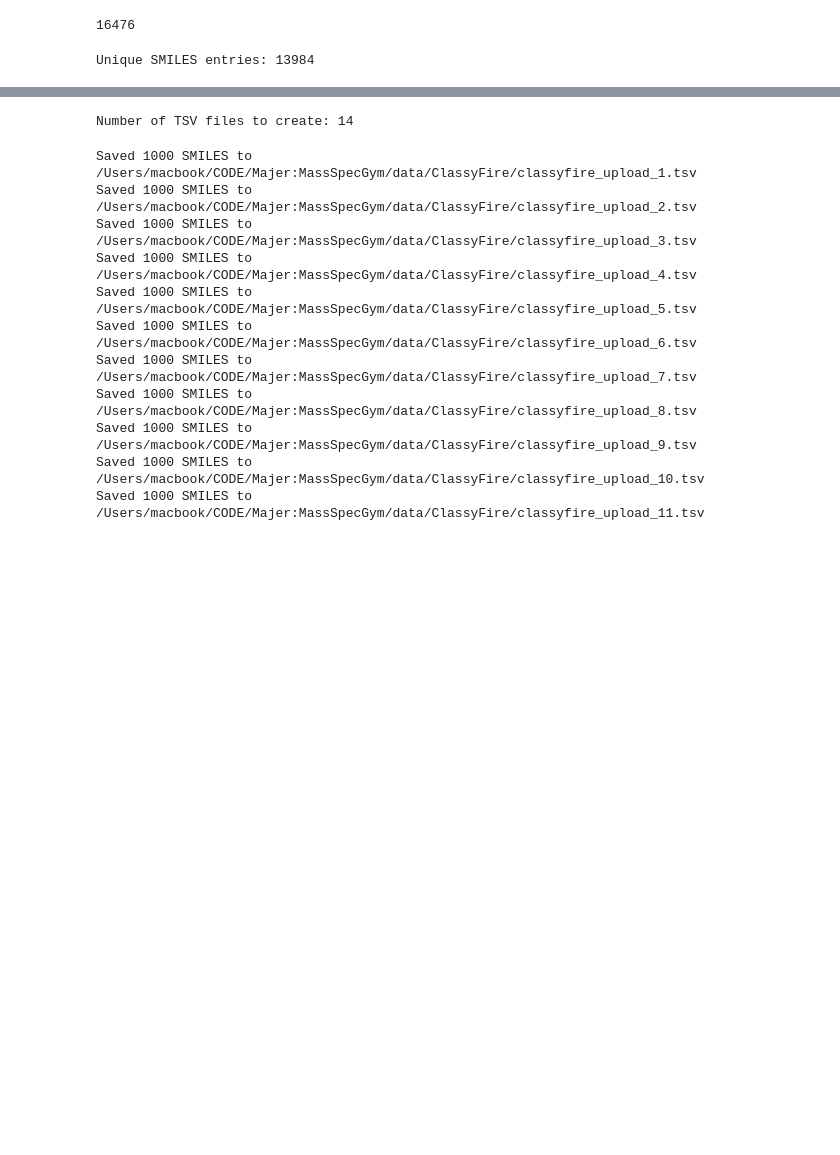
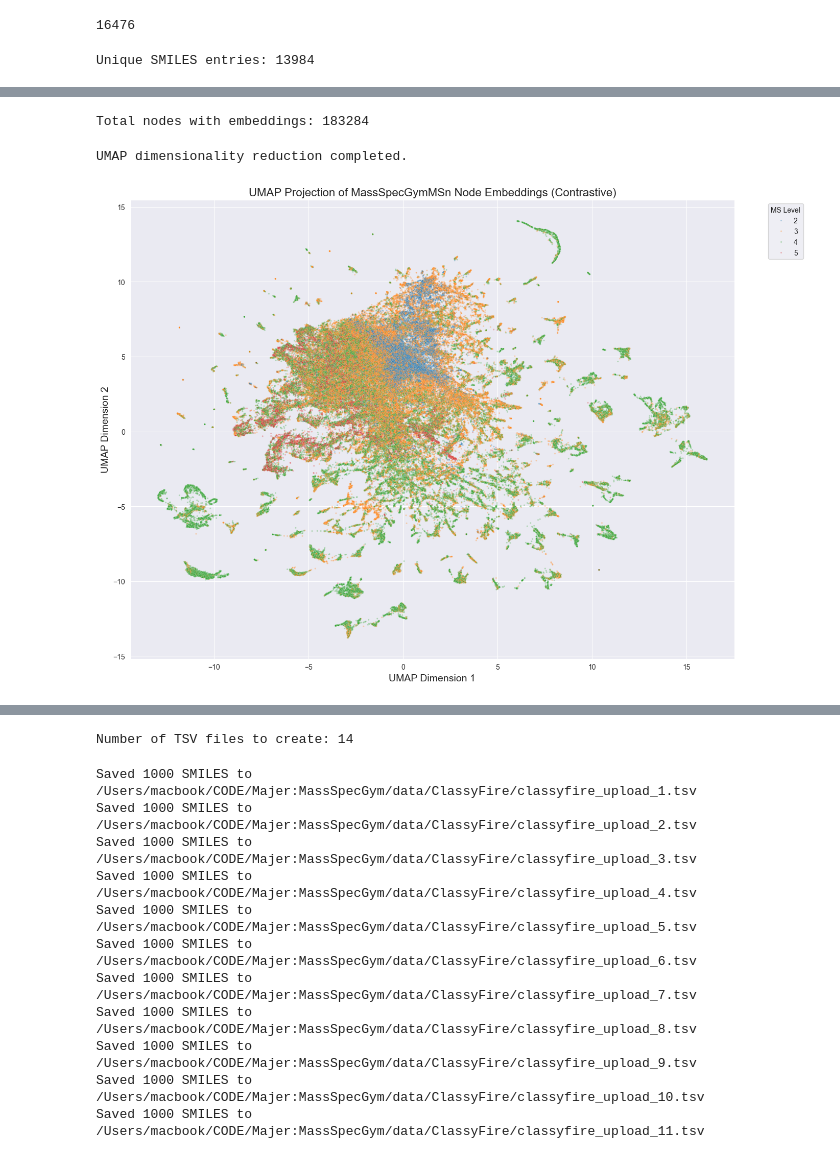
Before and after one commit to Jozefov/MassSpecGymMSn, a Jupyter notebook: notebooks/MSn/dataset_analysis/analysis_2.ipynb, the cells around one changed output, grey strips where cells are left out. Saved outputs shown, nothing was run; the diff lists cells and outputs as text; code cells hidden in the pictures; blank space fills up the shorter version.

Commit message:
adding clustering with UMAP and plot

```diff
--- a/notebooks/MSn/dataset_analysis/analysis_2.ipynb
+++ b/notebooks/MSn/dataset_analysis/analysis_2.ipynb
@@ -47,0 +236,77 @@ Unique SMILES entries: 13984
+# %%
+# Initialize lists to store embeddings and corresponding levels
+embeddings_list = []
+levels_list = []
+
+for tree_id, levels_dict in dataset_levels_dict.items():
+    for level_str, nodes in levels_dict.items():
+        ms_level = int(level_str)
+        for node in nodes:
+            embedding = get_embedding_for_node(node, embeddings_dict)
+            if embedding is not None:
+                embeddings_list.append(embedding)
+                levels_list.append(ms_level)
+            else:
+                # Nodes without embeddings
+                pass
+
+
+data = pd.DataFrame({
+    'embedding': embeddings_list,
+    'ms_level': levels_list
+})
+
+print(f"Total nodes with embeddings: {len(data)}")
+# %% [output]
+Total nodes with embeddings: 183284
+# %%
+# Extract embeddings as a 2D NumPy array
+X = np.vstack(data['embedding'].values)
+
+# Extract MS level labels
+y = data['ms_level'].values
+# %%
+# Initialize UMAP with desired parameters
+# You can adjust n_neighbors and min_dist based on your dataset
+umap_reducer = umap.UMAP(n_neighbors=20, min_dist=0.2, metric='cosine', random_state=42)
+
+# Fit and transform the data
+X_umap = umap_reducer.fit_transform(X)
+
+# Add UMAP results to the DataFrame
+data['UMAP_1'] = X_umap[:, 0]
+data['UMAP_2'] = X_umap[:, 1]
+
+print("UMAP dimensionality reduction completed.")
+# %% [output]
+UMAP dimensionality reduction completed.
+# %%
+# Set up the matplotlib figure
+plt.figure(figsize=(14, 10))
+
+# Scatter plot with contrastive color palette and adjusted transparency
+scatter = sns.scatterplot(
+    x='UMAP_1',
+    y='UMAP_2',
+    hue='ms_level',
+    palette='tab10',  # Contrastive palette for better color differentiation
+    data=data,
+    legend='full',
+    alpha=0.3,  # High transparency to reduce overlap effects
+    s=5  # Smaller points to reduce clutter
+)
+
+
+# Enhance the plot with titles and labels
+plt.title('UMAP Projection of MassSpecGymMSn Node Embeddings (Contrastive)', fontsize=16)
+plt.xlabel('UMAP Dimension 1', fontsize=14)
+plt.ylabel('UMAP Dimension 2', fontsize=14)
+
+# Adjust legend placement and size
+plt.legend(title='MS Level', bbox_to_anchor=(1.05, 1), loc='upper left')
+plt.tight_layout()
+
+# Show the plot
+plt.show()
+# %% [output]
+[figure, added]
```
Also changed, not shown: parts of 11 cells of this notebook.
